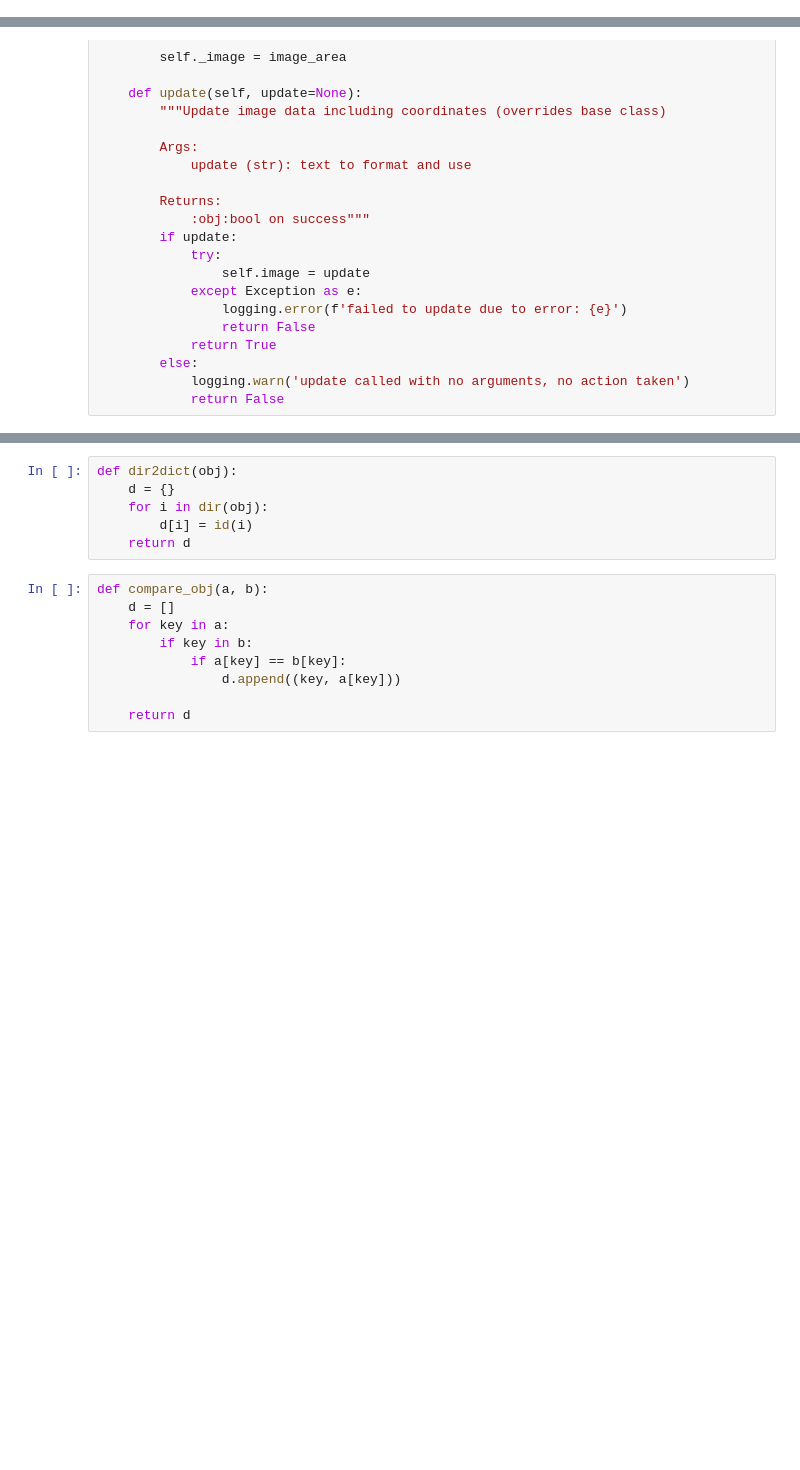
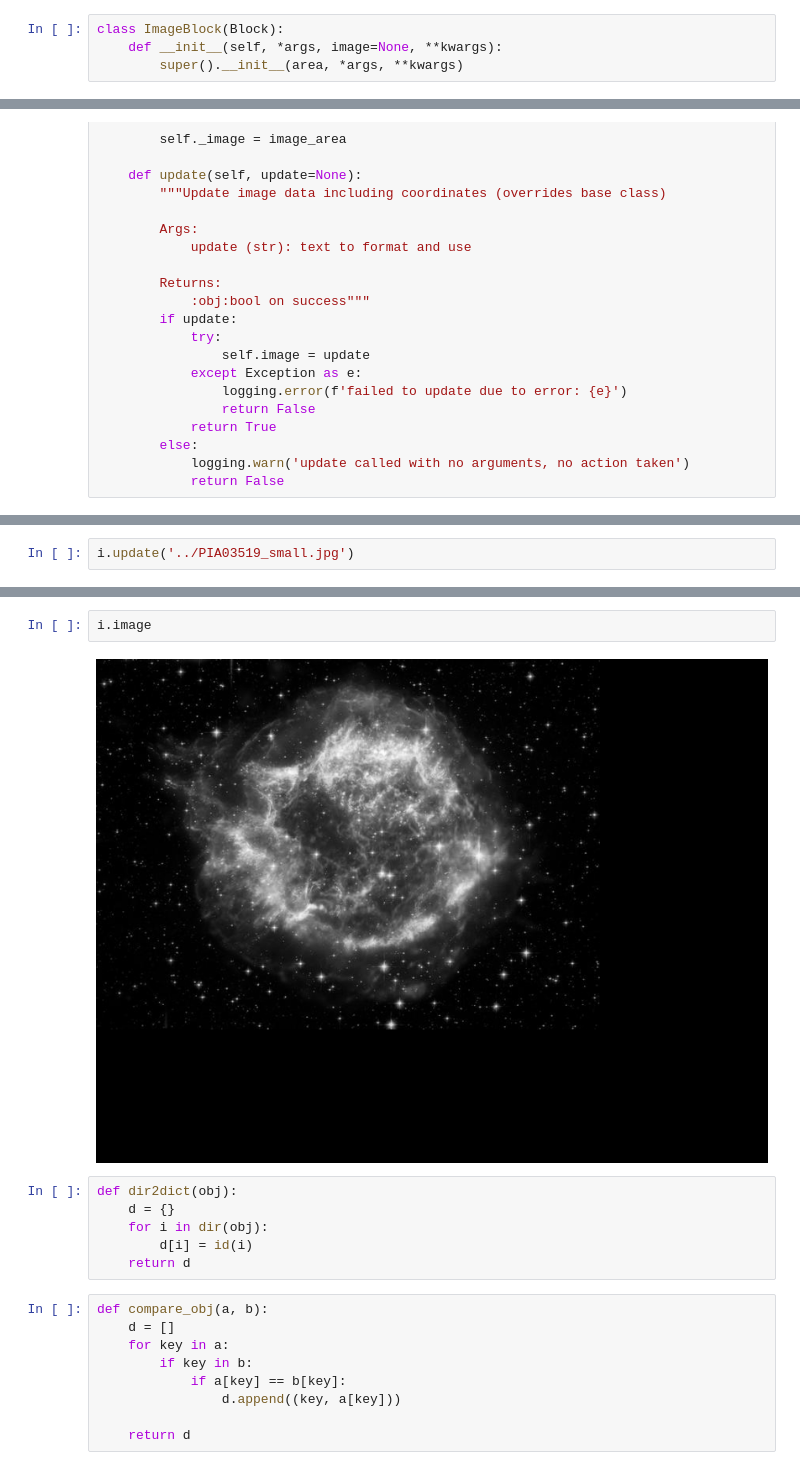
Before and after one commit to txoof/epdlib, a Jupyter notebook: epdlib/Block.ipynb, the cells around one changed output, grey strips where cells are left out. Cells and saved outputs as stored; diff of their text form; blank space fills up the shorter version.

```diff
--- a/epdlib/Block.ipynb
+++ b/epdlib/Block.ipynb
@@ -1018,6 +1070,10 @@ class xTextBlock(Block):
 
             for i in char_dict:
                 print(f'{i}:     {char_dict[i]:.5f}')
+# %%
+class ImageBlock(Block):
+    def __init__(self, *args, image=None, **kwargs):
+        super().__init__(area, *args, **kwargs)
 # %%
 class ImageBlock(Block):
 
@@ -1118,0 +1184,2 @@ class ImageBlock(Block):
+# %%
+i.update('../PIA03519_small.jpg')
@@ -1119,3 +1195,7 @@ class ImageBlock(Block):
+# %%
+i.image
+# %% [output]
+[figure, added]
 # %%
 def dir2dict(obj):
     d = {}
```
Also changed, not shown: parts of 10 cells of this notebook.
